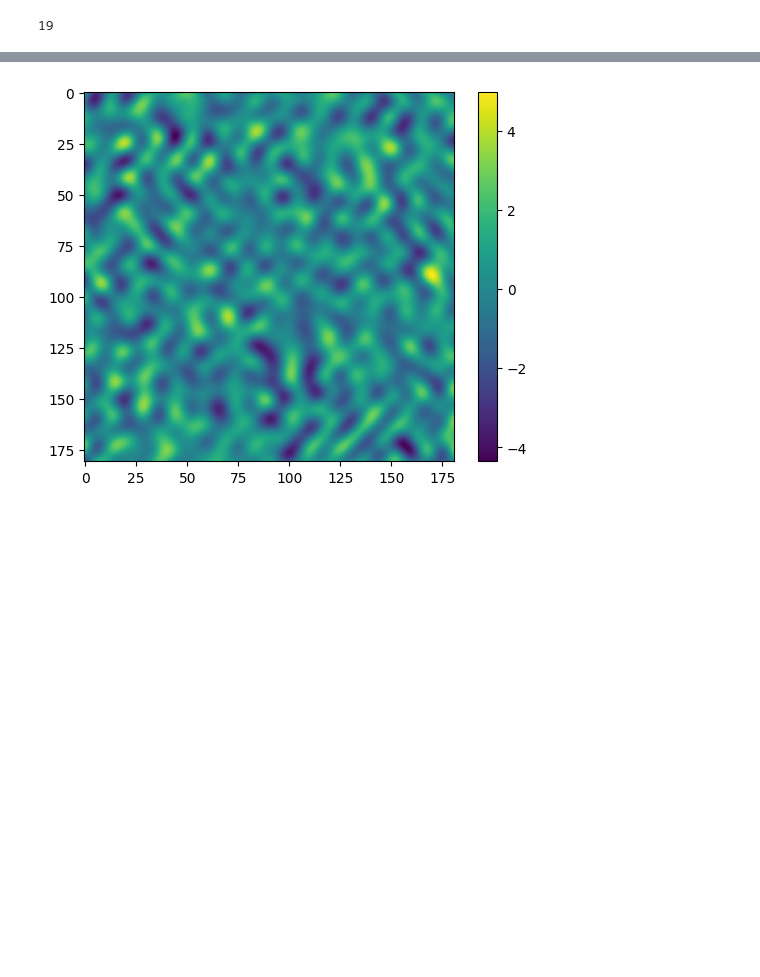
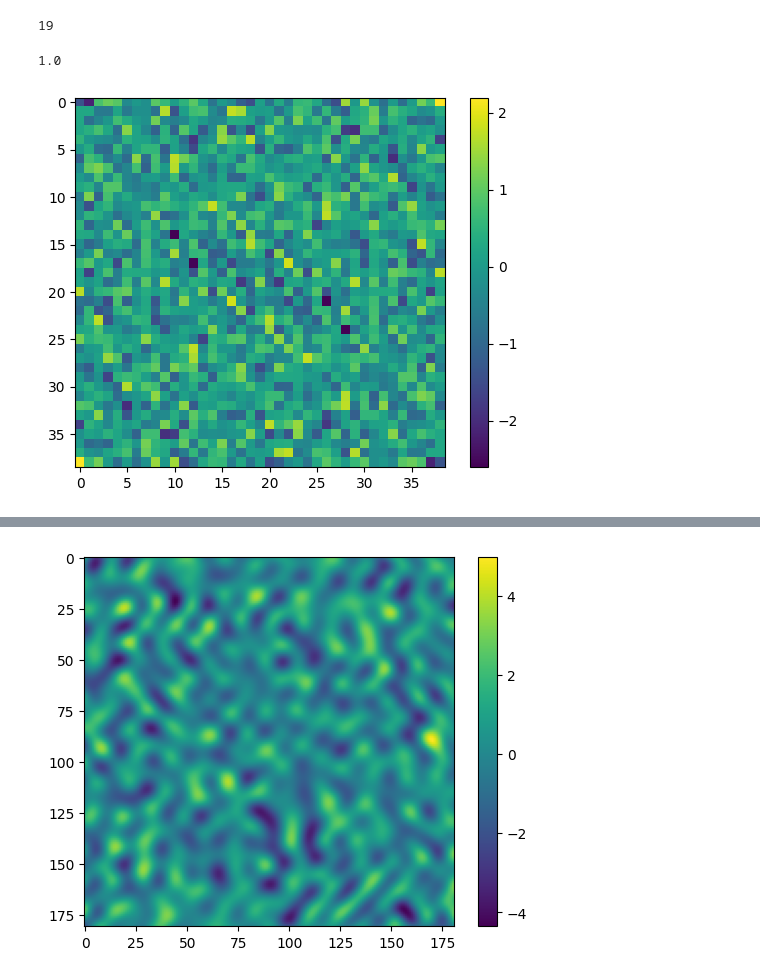
Before and after one commit to AlonsoFernandezVM/Pattern-formation-in-a-phytoplankton-population-based-on-stochastic-models-of-the-ocean-turbulence, a Jupyter notebook: notebooks/random_constant_flow.ipynb, the cells around one changed output, grey strips where cells are left out. Drawn from its saved outputs; the diff is of its cells as text; code cells hidden in the pictures; blank space fills up the shorter version.

```diff
--- a/notebooks/random_constant_flow.ipynb
+++ b/notebooks/random_constant_flow.ipynb
@@ -19,8 +19,8 @@ def fourier_coefficients(n_max):
 # %%
 def fourier_matrix(n_max):
 
-    coef_real = gen.normal(0, np.sqrt(1/2), (2 * n_max + 1, 2 * n_max + 1))
-    coef_im = gen.normal(0, np.sqrt(1/2), (2 * n_max + 1, 2 * n_max + 1))
+    coef_real = gen.normal(0, np.sqrt(0.5), (2 * n_max + 1, 2 * n_max + 1))
+    coef_im = gen.normal(0, np.sqrt(0.5), (2 * n_max + 1, 2 * n_max + 1))
 
     coef_real[n_max + 1:, n_max + 1:] = np.flip(coef_real[:n_max, :n_max])
     coef_im[n_max + 1:, n_max + 1:] = -np.flip(coef_im[:n_max, :n_max])
@@ -174,5 +222,15 @@ V_d = L_x * L_y
 n_max
 # %% [output]
 19
+# %%
+L_x
+# %% [output]
+1.0
 # %%
 a_k = fourier_matrix(n_max)
+# %%
+plt.imshow(np.real(a_k))
+plt.colorbar()
+plt.show()
+# %% [output]
+[figure, added]
```
Also changed, not shown: parts of 18 cells of this notebook.
